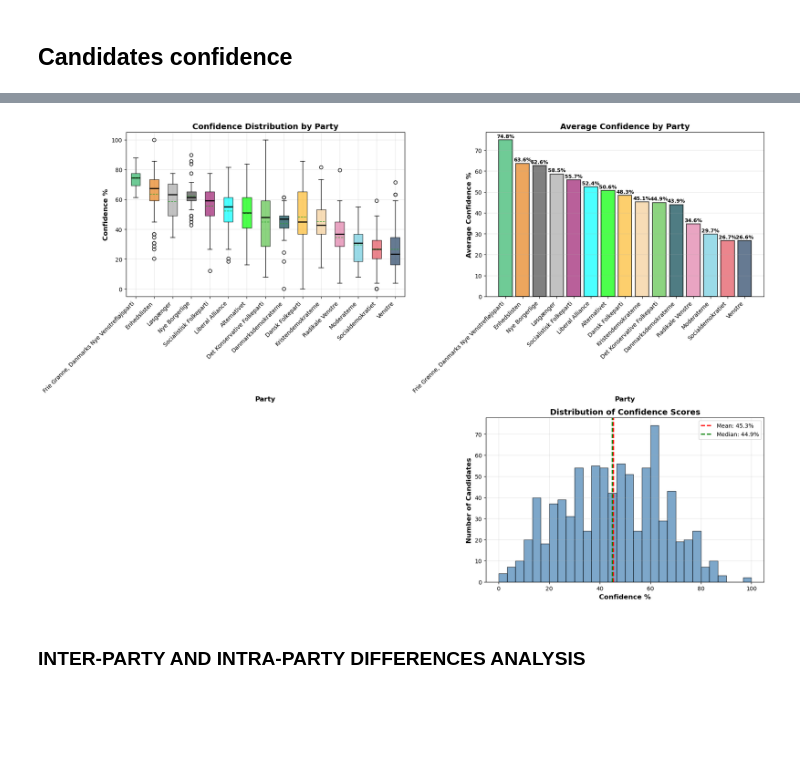
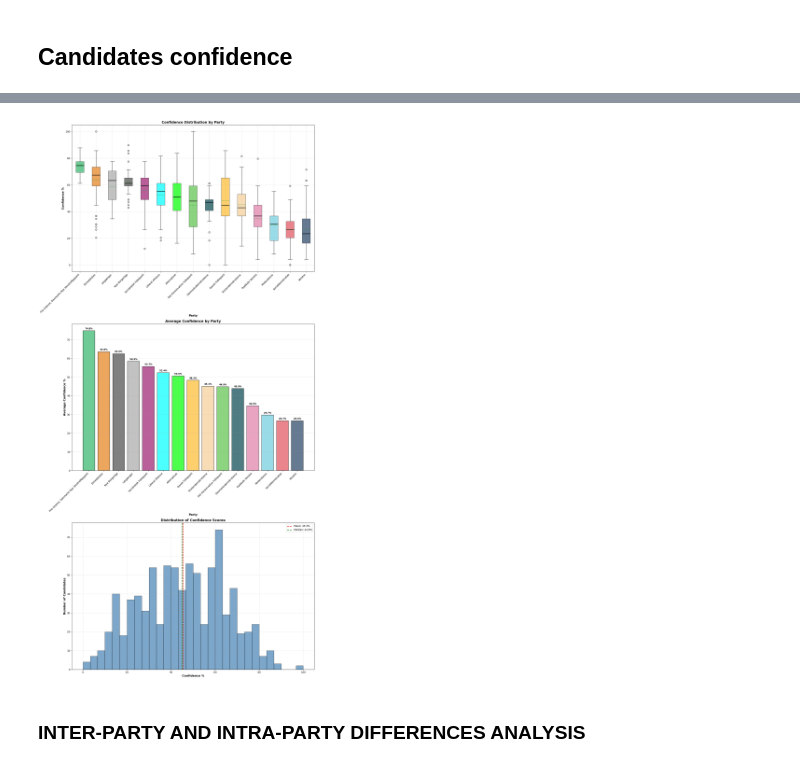
Before and after one commit to sergioqueber/assignment-3-mle-polski-team, a Jupyter notebook: 3. Candidate Test 2022 I.ipynb, the cells around one changed output, grey strips where cells are left out. Saved outputs shown, nothing was run; the diff lists cells and outputs as text; code cells hidden in the pictures; blank space fills up the shorter version.

```diff
--- a/3. Candidate Test 2022 I.ipynb
+++ b/3. Candidate Test 2022 I.ipynb
@@ -285,8 +285,10 @@ display(age_by_party)
 | Liberal Alliance | 68 | 37.97 | 37.0 | 13.74 | 18 | 72 |
 | Frie Grønne, Danmarks Nye Venstre... | 26 | 34.81 | 33.0 | 10.78 | 20 | 62 |
 # %%
-fig, axes = plt.subplots(2, 2, figsize=(16, 12))
-ax1 = axes[0, 0]
+fig, axes = plt.subplots(3, 1, figsize=(16, 32))
+
+# 1. Age Distribution by Party (Box Plot)
+ax1 = axes[0]
 party_order = age_by_party.index.tolist()
 colors = [party_colors.get(p, '#808080') for p in party_order]
 box_data = [alldata_clean[alldata_clean['parti'] == party]['alder'].values
@@ -306,7 +308,8 @@ ax1.set_xticklabels(party_order, rotation=45, ha='right', fontsize=10)
 ax1.set_title('Age Distribution by Party (Box Plot)', fontsize=14, fontweight='bold')
 ax1.grid(True, alpha=0.3)
 
-ax2 = axes[0, 1]
+# 2. Mean Age by Party (Bar Chart)
+ax2 = axes[1]
 ax2.bar(range(len(party_order)), age_by_party['Mean Age'],
         color=colors, alpha=0.7, edgecolor='black')
 ax2.set_xticks(range(len(party_order)))
@@ -319,7 +322,8 @@ ax2.grid(True, alpha=0.3, axis='y')
 for i, v in enumerate(age_by_party['Mean Age']):
     ax2.text(i, v + 1, f'{v:.1f}', ha='center', va='bottom', fontweight='bold')
 
-ax3 = axes[1, 0]
+# 3. Age Range by Party (Range Plot)
+ax3 = axes[2]
 y_pos = np.arange(len(party_order))
 
 # Plot the range (min to max) as lines
@@ -340,9 +344,6 @@ ax3.set_ylabel('Party', fontsize=12, fontweight='bold')
 ax3.set_title('Age Range by Party (Min, Mean◆, Max)', fontsize=14, fontweight='bold')
 ax3.grid(True, alpha=0.3, axis='x')
 
-# Hide the 4th subplot (bottom right)
-axes[1, 1].set_visible(False)
-
 plt.tight_layout()
 plt.show()
 # %% [output]
@@ -418,8 +419,10 @@ display(confidence_df.head(20))
 | 145 | Daniel Tomicic | Frie Grønne, Danmarks Nye Venstre... | 81.63 | 40 | 20 | 20 | ... |
 # %%
 
-fig, axes = plt.subplots(2, 2, figsize=(18, 12))
-ax1 = axes[0, 0]
+fig, axes = plt.subplots(3, 1, figsize=(16, 32))
+
+# 1. Confidence Distribution by Party (Box Plot)
+ax1 = axes[0]
 party_order_conf = confidence_df.groupby('Party')['Confidence %'].median().sort_values(ascending=False).index.tolist()
 colors_conf = [party_colors.get(p, '#808080') for p in party_order_conf]
 
@@ -438,50 +441,46 @@ for median in bp['medians']:
     median.set_linewidth(2)
 
 ax1.set_xlabel('Party', fontsize=12, fontweight='bold')
 ax1.set_ylabel('Confidence %', fontsize=12, fontweight='bold')
 ax1.set_title('Confidence Distribution by Party', fontsize=14, fontweight='bold')
 ax1.grid(True, alpha=0.3)
 plt.setp(ax1.xaxis.get_majorticklabels(), rotation=45, ha='right')
 
-##
-ax2 = axes[0, 1]
+# 2. Average Confidence by Party (Bar Chart)
+ax2 = axes[1]
 party_conf_avg = confidence_df.groupby('Party')['Confidence %'].mean().sort_values(ascending=False)
 colors_avg = [party_colors.get(p, '#808080') for p in party_conf_avg.index]
 
 bars = ax2.bar(range(len(party_conf_avg)), party_conf_avg.values,
                color=colors_avg, alpha=0.7, edgecolor='black', linewidth=1.5)
 
 ax2.set_xticks(range(len(party_conf_avg)))
 ax2.set_xticklabels(party_conf_avg.index, rotation=45, ha='right', fontsize=10)
 ax2.set_xlabel('Party', fontsize=12, fontweight='bold')
 ax2.set_ylabel('Average Confidence %', fontsize=12, fontweight='bold')
 ax2.set_title('Average Confidence by Party', fontsize=14, fontweight='bold')
 ax2.grid(True, alpha=0.3, axis='y')
 for i, v in enumerate(party_conf_avg.values):
     ax2.text(i, v + 0.5, f'{v:.1f}%', ha='center', va='bottom', fontweight='bold', fontsize=9)
 
-
-# Hide the 3th subplot (bottom left)
-axes[1, 0].set_visible(False)
-
-##
-ax4 = axes[1, 1]
-ax4.hist(confidence_df['Confidence %'], bins=30, color='steelblue', alpha=0.7, edgecolor='black')
-ax4.axvline(confidence_df['Confidence %'].mean(), color='red', linestyle='--',
+# 3. Distribution of Confidence Scores (Histogram)
+ax3 = axes[2]
+ax3.hist(confidence_df['Confidence %'], bins=30, color='steelblue', alpha=0.7, edgecolor='black')
+ax3.axvline(confidence_df['Confidence %'].mean(), color='red', linestyle='--',
             linewidth=2, label=f'Mean: {confidence_df["Confidence %"].mean():.1f}%')
-ax4.axvline(confidence_df['Confidence %'].median(), color='green', linestyle='--',
+ax3.axvline(confidence_df['Confidence %'].median(), color='green', linestyle='--',
             linewidth=2, label=f'Median: {confidence_df["Confidence %"].median():.1f}%')
 
-ax4.set_xlabel('Confidence %', fontsize=12, fontweight='bold')
-ax4.set_ylabel('Number of Candidates', fontsize=12, fontweight='bold')
-ax4.set_title('Distribution of Confidence Scores', fontsize=14, fontweight='bold')
-ax4.legend()
-ax4.grid(True, alpha=0.3)
+ax3.set_xlabel('Confidence %', fontsize=12, fontweight='bold')
+ax3.set_ylabel('Number of Candidates', fontsize=12, fontweight='bold')
+ax3.set_title('Distribution of Confidence Scores', fontsize=14, fontweight='bold')
+ax3.legend()
+ax3.grid(True, alpha=0.3)
 
 plt.tight_layout()
 plt.show()
 # %% [output]
-[figure, old version]
+[figure, new version]
 # %% [markdown]
 ### INTER-PARTY AND INTRA-PARTY DIFFERENCES ANALYSIS
 # %%
```
Also changed, not shown: parts of 3 cells of this notebook.
